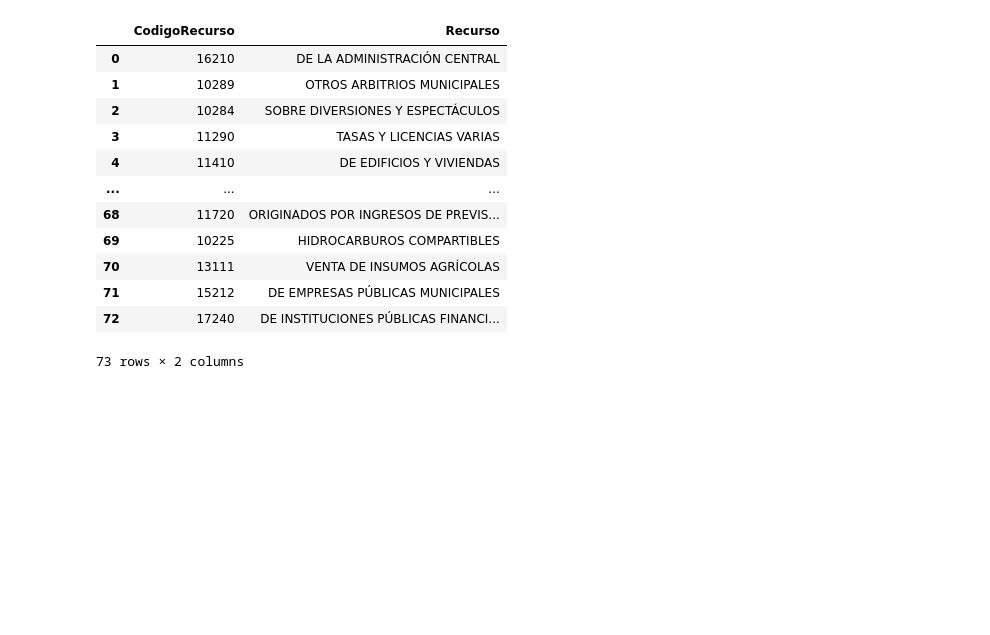
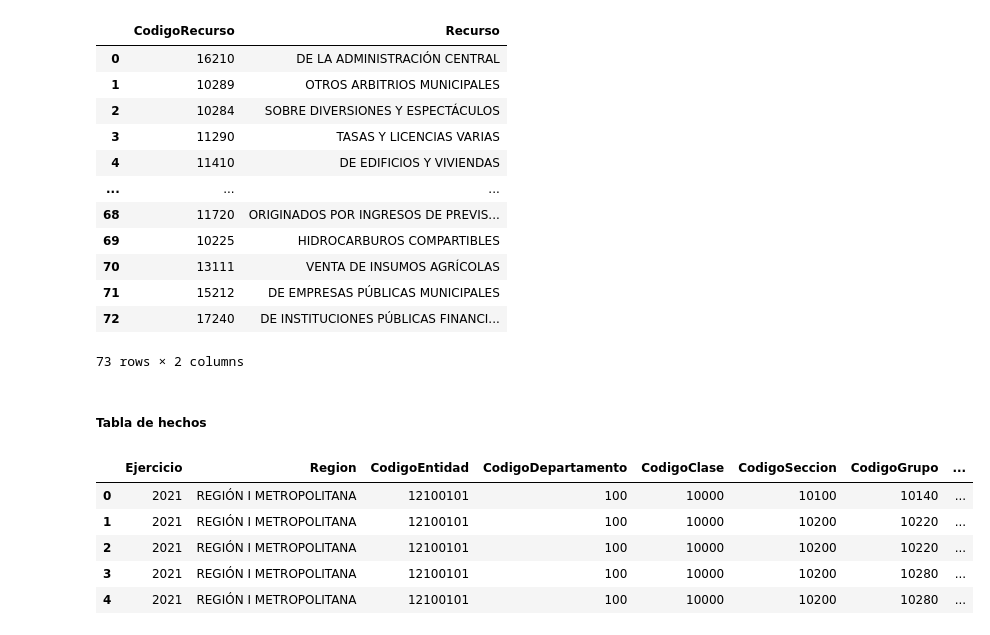
Before and after one commit to jerson8a/Proyecto2_CienciaDeDatosEnPython, a Jupyter notebook: Solution_Project2_JersonOchoa.ipynb, the cells around one changed output. Saved outputs shown, nothing was run; the diff lists cells and outputs as text; code cells hidden in the pictures; blank space fills up the shorter version.

```diff
--- a/Solution_Project2_JersonOchoa.ipynb
+++ b/Solution_Project2_JersonOchoa.ipynb
@@ -743,3 +743,19 @@ dimRecurso
 | 71 | 15212 | DE EMPRESAS PÚBLICAS MUNICIPALES |
 | 72 | 17240 | DE INSTITUCIONES PÚBLICAS FINANCI... |
 73 rows × 2 columns
+# %% [markdown]
+##### Tabla de hechos
+# %%
+# Datos 2021
+factTable = df_fuente_2021.loc[:, ["Identificador", "Ejercicio", "Mes", "Region", "CodigoEntidad", "CodigoDepartamento", "CodigoClase", "CodigoSeccion", "CodigoGrupo", "CodigoRecurso", "Asignado", "Modificado", "Vigente", "Devengado", "Percibido"]]
+# Agrupamos datos debido a que están separados por mes únicamente para el año 2021
+factTable = factTable.groupby(['Ejercicio','Region', 'CodigoEntidad', 'CodigoDepartamento', 'CodigoClase', 'CodigoSeccion', 'CodigoGrupo', 'CodigoRecurso'])['Asignado', 'Modificado', 'Vigente', 'Devengado', 'Percibido'].sum()
+factTable = factTable.reset_index()
+factTable.head()
+# %% [output]
+|  | Ejercicio | Region | CodigoEntidad | CodigoDepartamento | CodigoClase | CodigoSeccion | CodigoGrupo | ... |
+| 0 | 2021 | REGIÓN I METROPOLITANA | 12100101 | 100 | 10000 | 10100 | 10140 | ... |
+| 1 | 2021 | REGIÓN I METROPOLITANA | 12100101 | 100 | 10000 | 10200 | 10220 | ... |
+| 2 | 2021 | REGIÓN I METROPOLITANA | 12100101 | 100 | 10000 | 10200 | 10220 | ... |
+| 3 | 2021 | REGIÓN I METROPOLITANA | 12100101 | 100 | 10000 | 10200 | 10280 | ... |
+| 4 | 2021 | REGIÓN I METROPOLITANA | 12100101 | 100 | 10000 | 10200 | 10280 | ... |
```
Also changed, not shown: parts of 2 cells of this notebook.
